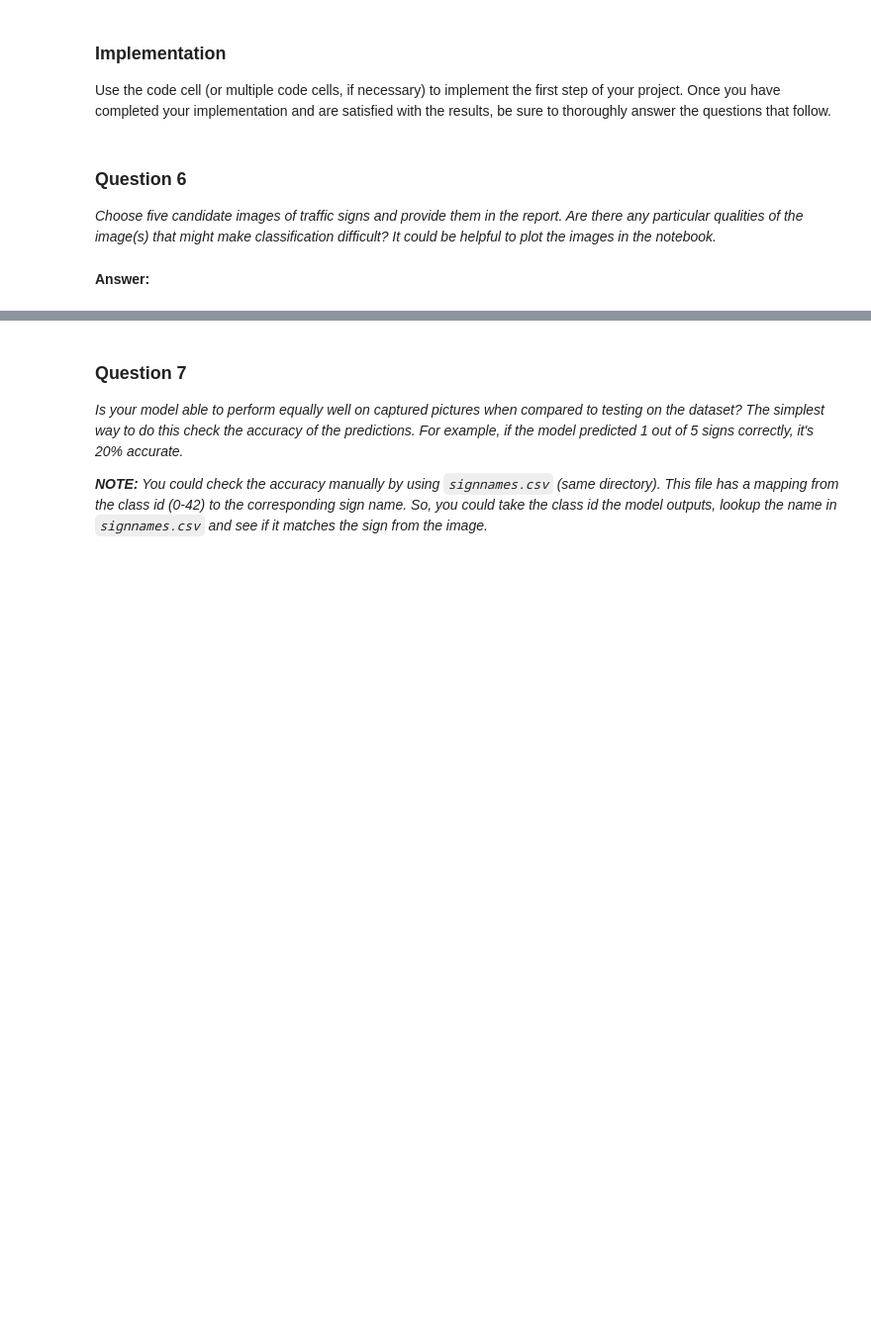
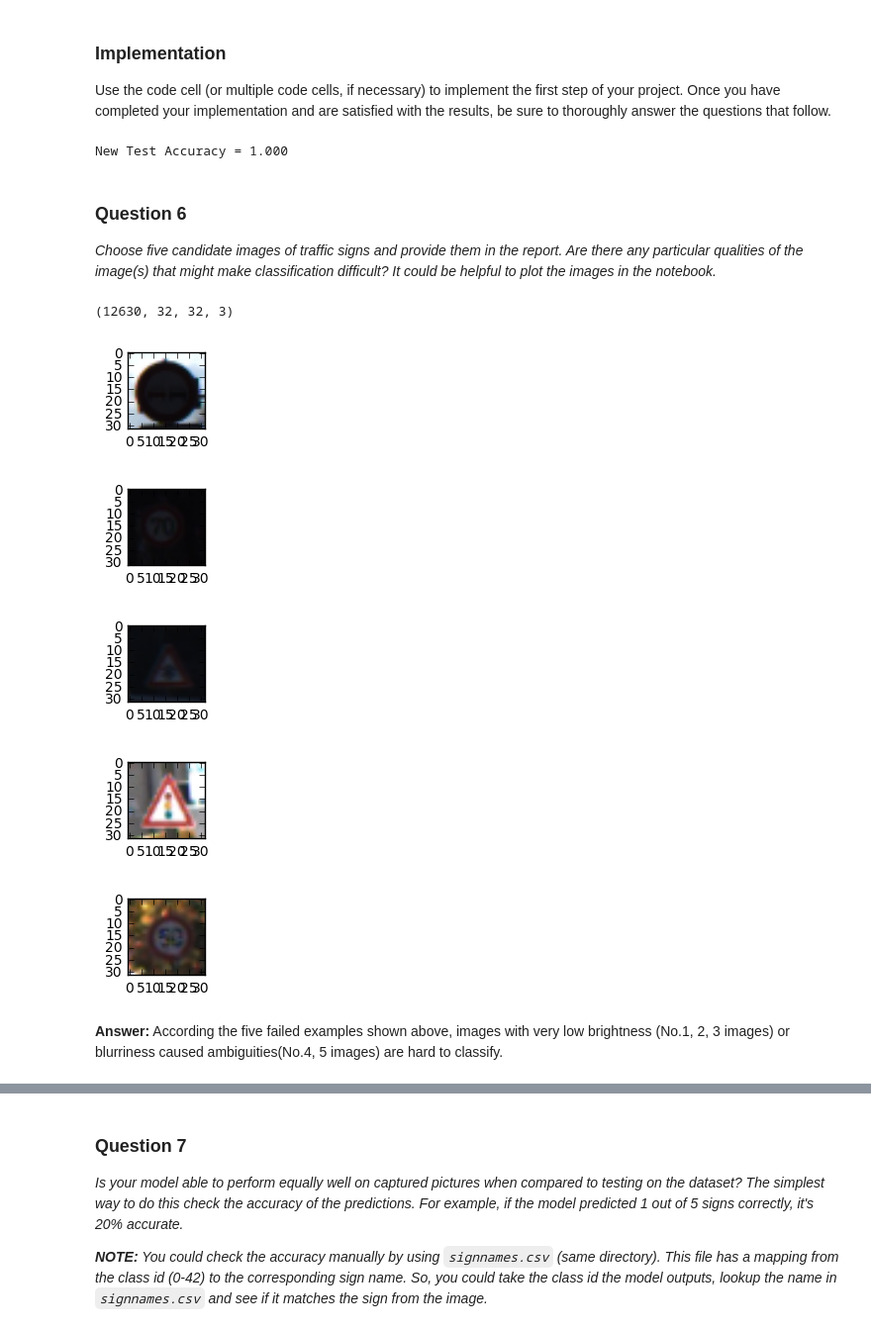
Before and after one commit to JennyZC/Udacity, a Jupyter notebook: CarND-Traffic-Sign-Classifier-Project/Traffic_Sign_Classifier.ipynb, the cells around one changed output, grey strips where cells are left out. Shown: that part at 99% size. Cells and saved outputs as stored; diff of their text form; code cells hidden in the pictures; blank space fills up the shorter version.

```diff
--- a/CarND-Traffic-Sign-Classifier-Project/Traffic_Sign_Classifier.ipynb
+++ b/CarND-Traffic-Sign-Classifier-Project/Traffic_Sign_Classifier.ipynb
@@ -240,0 +151,25 @@ done
+# %%
+X_train_original = X_train
+X_test_original = X_test
+
+# start preprocessing
+print("Preprocessing training data...")
+X_train_processed = []
+for img in X_train:
+    X_train_processed.append(imagePreprocessing(img))
+
+X_train_processed = np.concatenate([img[np.newaxis] for img in X_train_processed])
+X_train = X_train_processed;
+print("done")
+print(X_train.shape)
+
+
+print("Preprocessing testing data...")
+X_test_processed = []
+for img in X_test:
+    X_test_processed.append(imagePreprocessing(img))
+
+X_test_processed = np.concatenate([img[np.newaxis] for img in X_test_processed])
+X_test = X_test_processed;
+print("done")
+print(X_test.shape)
@@ -591,9 +607,53 @@ Use the code cell (or multiple code cells, if necessary) to implement the first
+# %%
+### Load the images and plot them here.
+### Feel free to use as many code cells as needed.
+import cv2
+import numpy as np
+
+image_path = "images/"
+images = ['1.jpg', '2.jpg', '3.jpg', '4.jpg', '5.jpg', '6.jpg', '7.jpg', '8.jpg']
+
+# Concatenate testing images into new testing set
+preprocessed_images = []
+for image in images:
+    img = cv2.imread(image_path + image, 1)
+    # Preprocessing new testing data
+    preprocessed_image = imagePreprocessing(img)
+    preprocessed_images.append(preprocessed_image)
+
+new_X_test = np.concatenate([img[np.newaxis] for img in preprocessed_images])
+new_y_test = np.array([25, 14, 1, 31, 17, 22, 13, 15])
+
+
+with tf.Session() as sess:
+    saver.restore(sess, tf.train.latest_checkpoint('.'))
+    new_test_accuracy = evaluate(new_X_test, new_y_test)
+    print("New Test Accuracy = {:.3f}".format(new_test_accuracy))
+# %% [output]
+New Test Accuracy = 1.000
 # %% [markdown]
 ### Question 6
 
 _Choose five candidate images of traffic signs and provide them in the report. Are there any particular qualities of the image(s) that might make classification difficult? It could be helpful to plot the images in the notebook._
-# %% [markdown]
-**Answer:**
+# %%
+from os import listdir
+from os.path import isfile, join
+import cv2
+print(X_test_original.shape)
+indices = [1107, 6469, 7255, 10547, 11972]
+for index in indices:
+    plt.figure(figsize=(1,1))
+    plt.imshow(X_test_original[index])
+# %% [output]
+(12630, 32, 32, 3)
+[figure, added]
+[figure, added]
+[figure, added]
+[figure, added]
+[figure, added]
+# %% [markdown]
+**Answer:**
+According the five failed examples shown above, images with very low brightness (No.1, 2, 3 images) or blurriness caused ambiguities(No.4, 5 images) are hard to classify.
 # %%
 ### Run the predictions here.
 ### Feel free to use as many code cells as needed.
```
Also changed, not shown: parts of 34 cells of this notebook.
